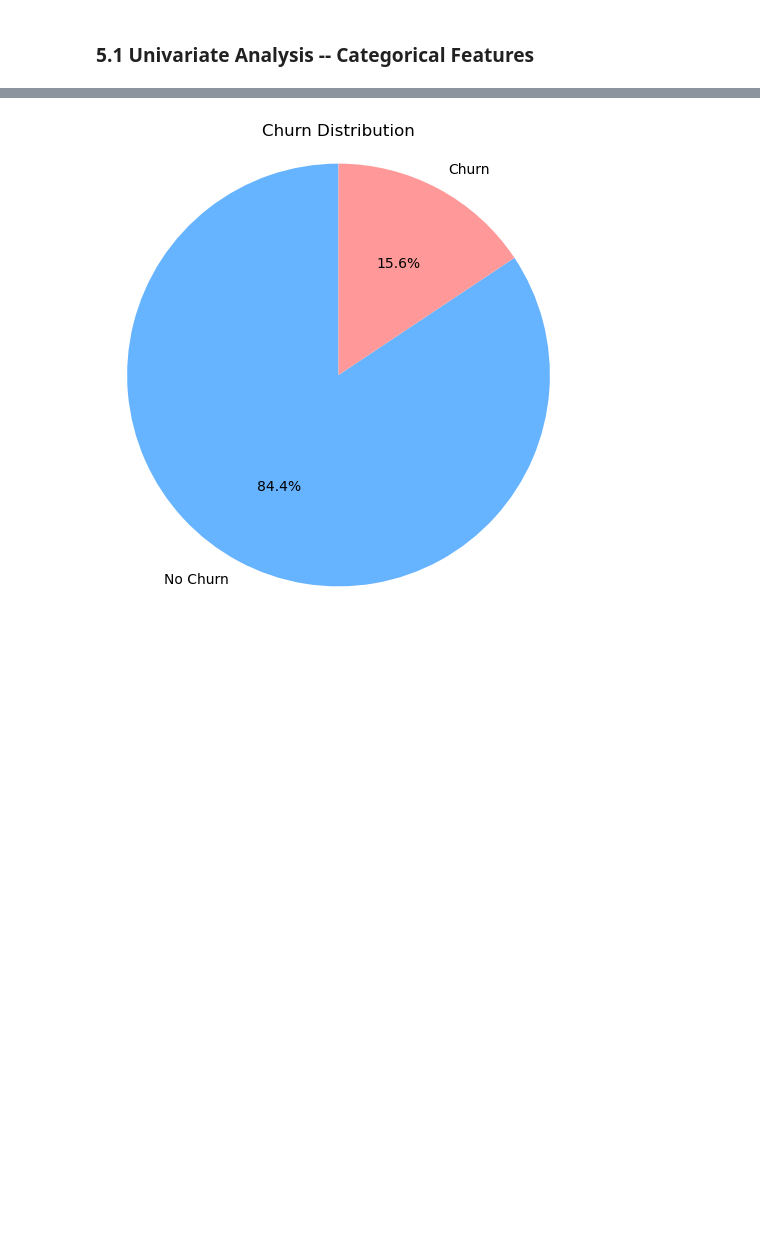
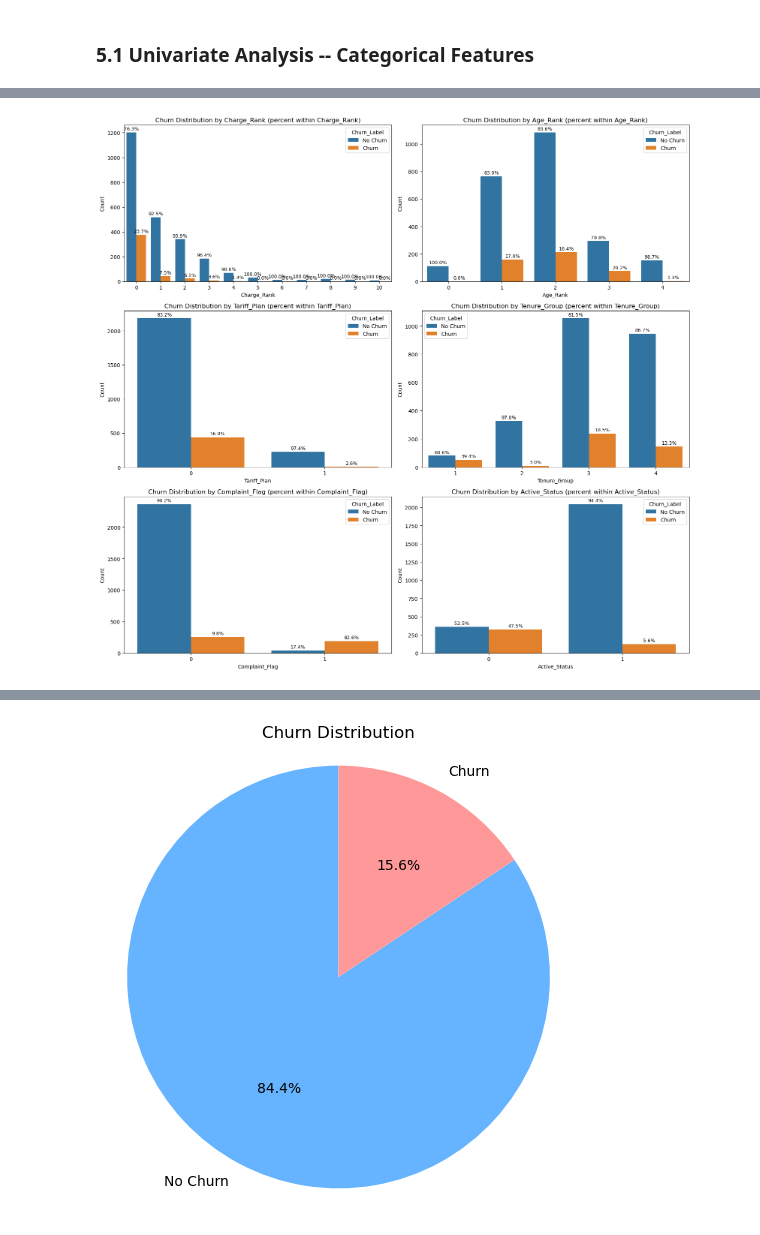
Before and after one commit to FrancisAungThu/TelecomChurnAnalysis, a Jupyter notebook: ChurnAnalysis.ipynb, the cells around one changed output, grey strips where cells are left out. Drawn from its saved outputs; the diff is of its cells as text; code cells hidden in the pictures; blank space fills up the shorter version.

```diff
--- a/ChurnAnalysis.ipynb
+++ b/ChurnAnalysis.ipynb
@@ -263,20 +269,3 @@ memory usage: 356.2 KB
 ## 5. Exploratory Data Analysis (EDA)
 # %% [markdown]
 ### 5.1 Univariate Analysis -- Categorical Features
-# %%
-# Create a grid of count plots for each categorical variable
-fig, axes = plt.subplots(3, 2, figsize=(15, 12))  # 2x3 grid for 6 plots
-
-# Flatten axes array for easy iteration
-axes = axes.flatten()
-
-# Loop through categorical columns and create a count plot for each on the grid
-for i, column in enumerate(categorical_features):
-    sns.countplot(data=df, x=column, hue='Churn_Label', ax=axes[i])
-    axes[i].set_title(f"Churn Distribution by {column}")
-    axes[i].set_xlabel(column)
-    axes[i].set_ylabel("Count")
-
-# Adjust layout for clarity
-plt.tight_layout()
-plt.show()
@@ -285 +272,80 @@ plt.show()
+# %%
+def countplot_with_pct_per_category(df, x, hue, ax=None, order=None, hue_order=None,
+                                    fmt='{:.1f}%'):
+    """Countplot with percentages computed within each x category."""
+    if ax is None:
+        ax = plt.gca()
+
+    # Draw the countplot
+    ax = sns.countplot(data=df, x=x, hue=hue, order=order, hue_order=hue_order, ax=ax)
+
+    # Precompute totals per x category (denominators)
+    totals = df.groupby(x, dropna=False).size()
+
+    # Grab tick locations and labels to map bar x-position -> category label
+    ticklocs = np.array([t.get_position()[0] if hasattr(t, "get_position") else t
+                         for t in ax.get_xticks()])
+    ticklabels = [t.get_text() for t in ax.get_xticklabels()]
+
+    # Helper to coerce text label back to original dtype key in `totals`
+    # (handles ints, floats, strings, categoricals)
+    def coerce_label(lbl):
+        # Try to match exact label first
+        if lbl in totals.index:
+            return lbl
+        # Try numeric coercions if possible
+        for caster in (int, float):
+            try:
+                v = caster(lbl)
+                if v in totals.index:
+                    return v
+            except Exception:
+                pass
+        return lbl  # fall back
+
+    # Build mapping: x-position -> category key used in `totals`
+    pos2cat = {}
+    for pos, lbl in zip(ticklocs, ticklabels):
+        pos2cat[pos] = coerce_label(lbl)
+
+    # Annotate each bar with % within its category
+    for p in ax.patches:
+        # bar center x
+        cx = p.get_x() + p.get_width()/2
+        # find closest tick location
+        idx = np.argmin(np.abs(ticklocs - cx))
+        cat = pos2cat[ticklocs[idx]]
+
+        count = p.get_height()
+        denom = totals.get(cat, 0)
+        pct = (count / denom * 100) if denom else 0.0
+
+        ax.annotate(fmt.format(pct),
+                    (p.get_x() + p.get_width()/2, p.get_height()),
+                    ha='center', va='bottom', fontsize=9, color='black',
+                    xytext=(0, 2), textcoords='offset points')
+
+    return ax
+
+# ---- Use it for your grid of categorical features ----
+n_cat = len(categorical_features)
+rows = (n_cat + 1) // 2
+fig, axes = plt.subplots(rows, 2, figsize=(16, 5*rows))
+axes = axes.flatten()
+
+for i, col in enumerate(categorical_features):
+    ax = axes[i]
+    countplot_with_pct_per_category(df, x=col, hue='Churn_Label', ax=ax)
+    ax.set_title(f'Churn Distribution by {col} (percent within {col})')
+    ax.set_xlabel(col)
+    ax.set_ylabel('Count')
+
+# Remove any unused subplots
+for j in range(i+1, len(axes)):
+    fig.delaxes(axes[j])
+
+plt.tight_layout()
+plt.show()
+# %% [output]
+[figure, added]
 # %% [markdown]
```
Also changed, not shown: parts of 27 cells of this notebook.
